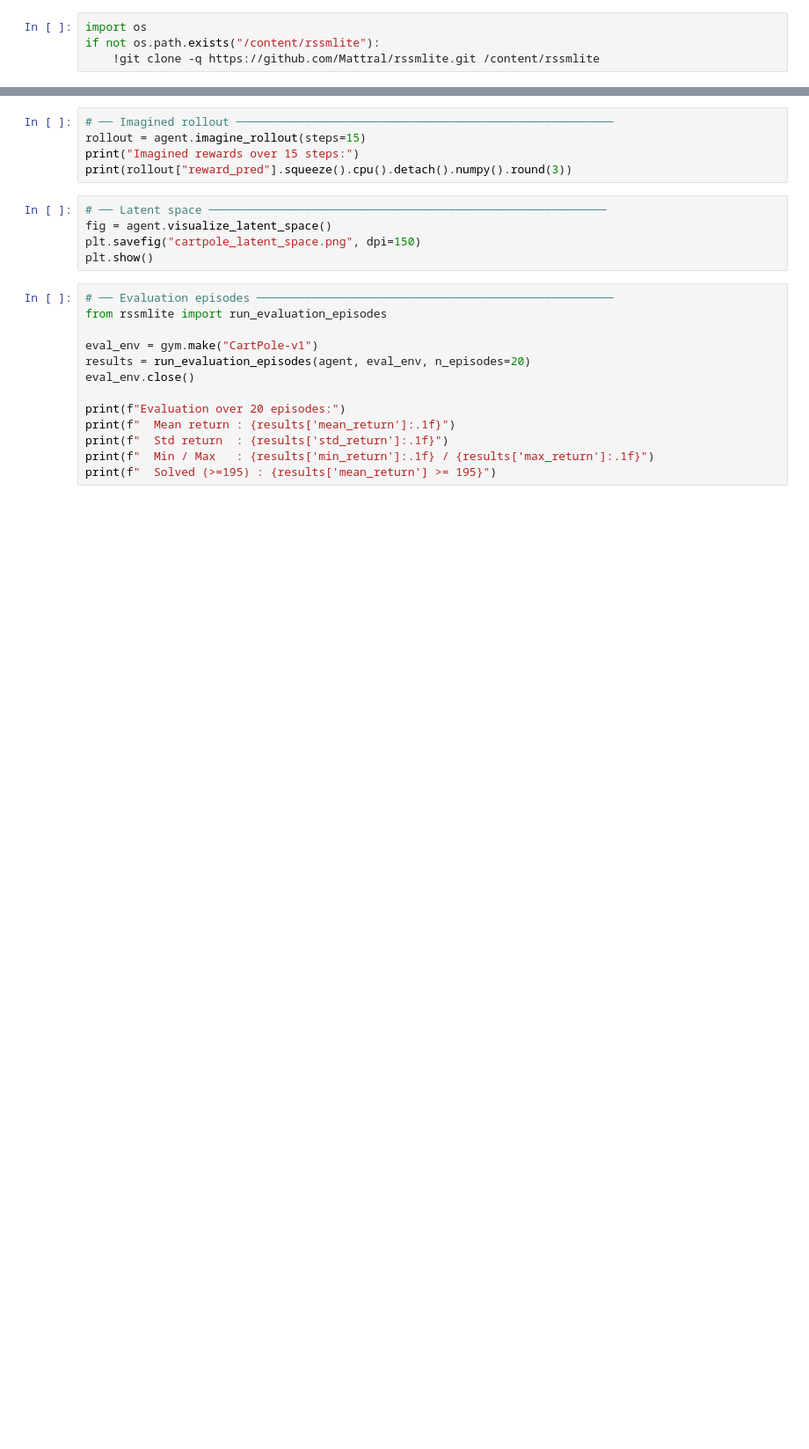
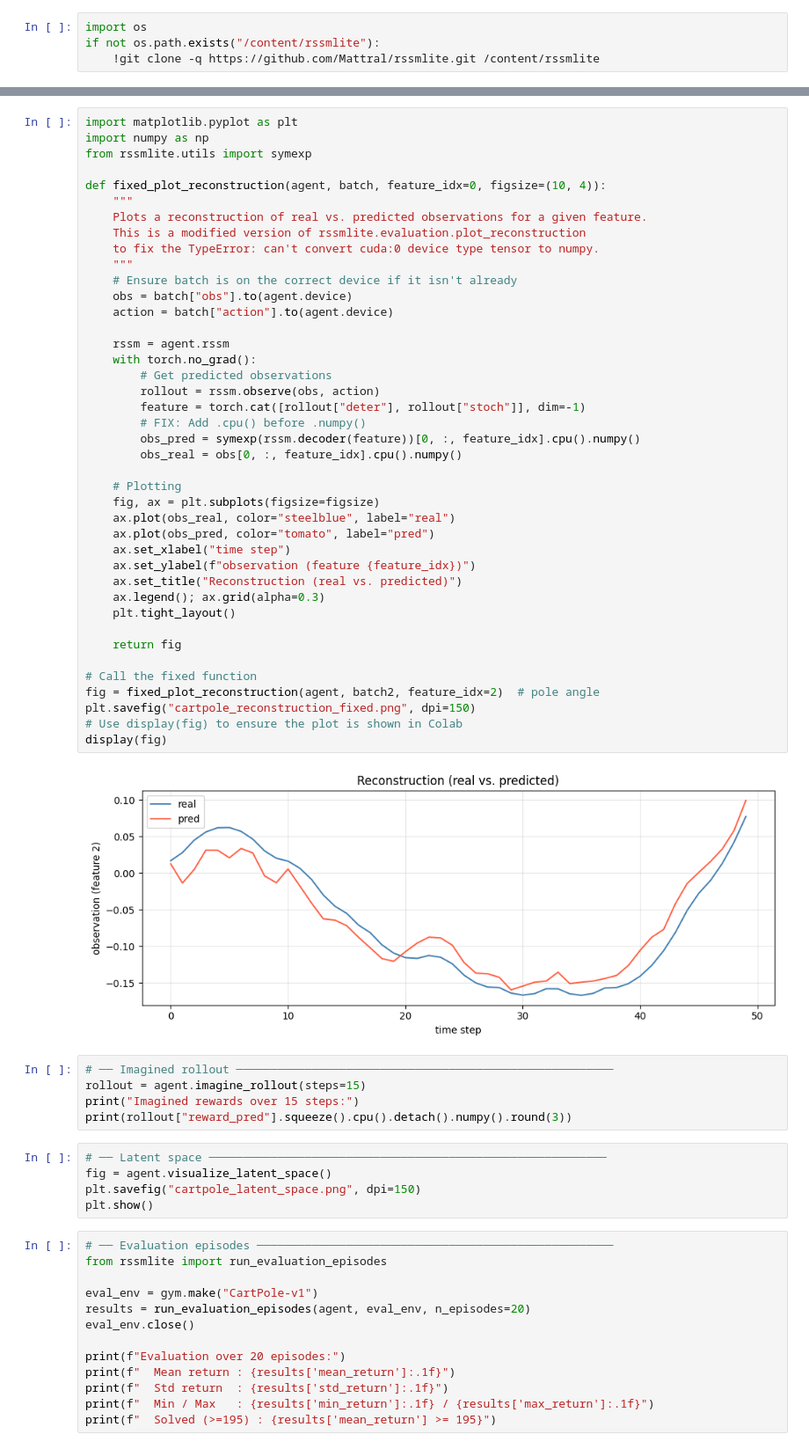
Before and after one commit to Mattral/rssmlite, a Jupyter notebook: notebooks/02_cartpole_experiment.ipynb, the cells around one changed output, grey strips where cells are left out. Shown at 88% size. Cells and saved outputs as stored; diff of their text form; blank space fills up the shorter version.

```diff
--- a/notebooks/02_cartpole_experiment.ipynb
+++ b/notebooks/02_cartpole_experiment.ipynb
@@ -100,3 +140,46 @@ plt.show()
+# %%
+import matplotlib.pyplot as plt
+import numpy as np
+from rssmlite.utils import symexp
+
+def fixed_plot_reconstruction(agent, batch, feature_idx=0, figsize=(10, 4)):
+    """
+    Plots a reconstruction of real vs. predicted observations for a given feature.
+    This is a modified version of rssmlite.evaluation.plot_reconstruction
+    to fix the TypeError: can't convert cuda:0 device type tensor to numpy.
+    """
+    # Ensure batch is on the correct device if it isn't already
+    obs = batch["obs"].to(agent.device)
+    action = batch["action"].to(agent.device)
+
+    rssm = agent.rssm
+    with torch.no_grad():
+        # Get predicted observations
+        rollout = rssm.observe(obs, action)
+        feature = torch.cat([rollout["deter"], rollout["stoch"]], dim=-1)
+        # FIX: Add .cpu() before .numpy()
+        obs_pred = symexp(rssm.decoder(feature))[0, :, feature_idx].cpu().numpy()
+        obs_real = obs[0, :, feature_idx].cpu().numpy()
+
+    # Plotting
+    fig, ax = plt.subplots(figsize=figsize)
+    ax.plot(obs_real, color="steelblue", label="real")
+    ax.plot(obs_pred, color="tomato", label="pred")
+    ax.set_xlabel("time step")
+    ax.set_ylabel(f"observation (feature {feature_idx})")
+    ax.set_title("Reconstruction (real vs. predicted)")
+    ax.legend(); ax.grid(alpha=0.3)
+    plt.tight_layout()
+
+    return fig
+
+# Call the fixed function
+fig = fixed_plot_reconstruction(agent, batch2, feature_idx=2)  # pole angle
+plt.savefig("cartpole_reconstruction_fixed.png", dpi=150)
+# Use display(fig) to ensure the plot is shown in Colab
+display(fig)
+# %% [output]
+[figure, added]
 # %%
 # ── Imagined rollout ───────────────────────────────────────────────────────
 rollout = agent.imagine_rollout(steps=15)
```
Also changed, not shown: parts of 7 cells of this notebook.
